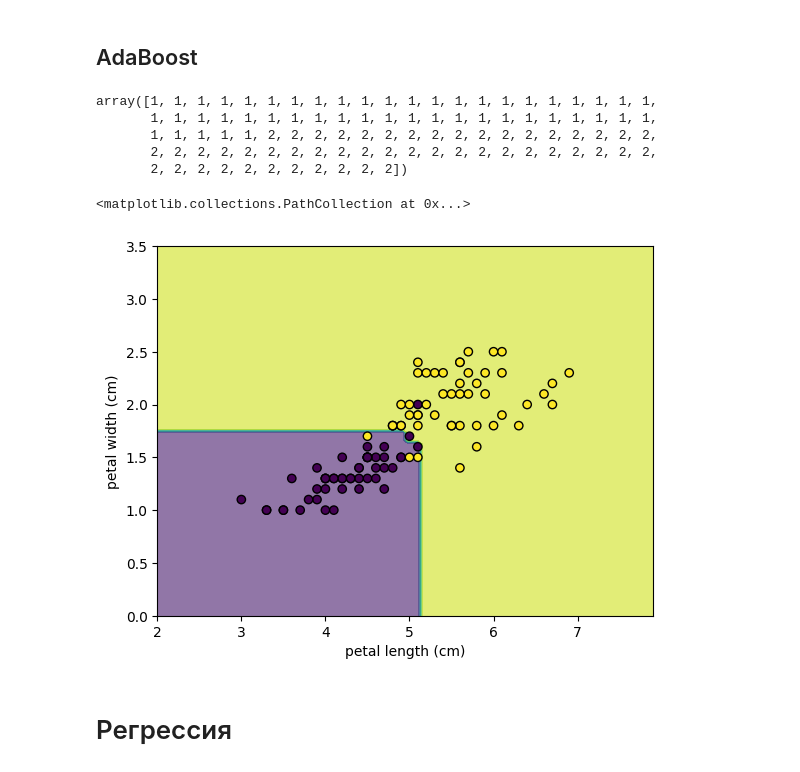
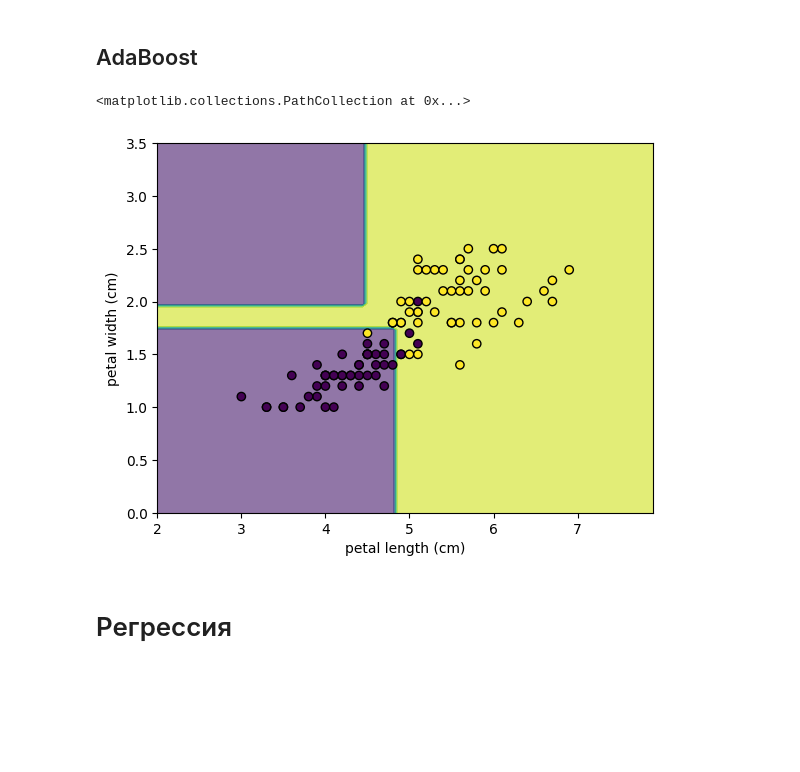
Before and after one commit to alexander-mirea/ML2025, a Jupyter notebook: Практика 6/Практика 6.ipynb, the cells around one changed output. Saved outputs shown, nothing was run; the diff lists cells and outputs as text; code cells hidden in the pictures; blank space fills up the shorter version.

```diff
--- a/Практика 6/Практика 6.ipynb
+++ b/Практика 6/Практика 6.ipynb
@@ -68,43 +68,35 @@ plt.show()
 [figure]
 # %% [markdown]
 ## AdaBoost
-# %%
-y
-# %% [output]
-array([1, 1, 1, 1, 1, 1, 1, 1, 1, 1, 1, 1, 1, 1, 1, 1, 1, 1, 1, 1, 1, 1,
-       1, 1, 1, 1, 1, 1, 1, 1, 1, 1, 1, 1, 1, 1, 1, 1, 1, 1, 1, 1, 1, 1,
-       1, 1, 1, 1, 1, 2, 2, 2, 2, 2, 2, 2, 2, 2, 2, 2, 2, 2, 2, 2, 2, 2,
-       2, 2, 2, 2, 2, 2, 2, 2, 2, 2, 2, 2, 2, 2, 2, 2, 2, 2, 2, 2, 2, 2,
-       2, 2, 2, 2, 2, 2, 2, 2, 2, 2, 2])
 # %%
 from sklearn.ensemble import AdaBoostClassifier
 from sklearn.tree import DecisionTreeClassifier, DecisionTreeRegressor
 from sklearn.inspection import DecisionBoundaryDisplay
 #позволяет визуализировать границы принятия решений обученной модели с указанной цветовой картой
 
 X = iris.data[51:, 2:4]
 y = iris.target[51:]
 y[59] = 1
 
-stump = DecisionTreeClassifier(max_depth=2)
+stump = DecisionTreeClassifier(max_depth=1)
 ada = AdaBoostClassifier(estimator=stump, n_estimators=5, random_state=42).fit(X, y)
 
 fig, ax = plt.subplots()
 disp = DecisionBoundaryDisplay.from_estimator(
     ada,
     X,
     response_method="predict",
     alpha=0.6,
     ax=ax,
     xlabel=iris.feature_names[2],
     ylabel=iris.feature_names[3],
     cmap='viridis'
 )
 
 disp.ax_.scatter(X[:,0:1], X[:,1:2], c=y, edgecolor="black")
 # %% [output]
 <matplotlib.collections.PathCollection at 0x...>
-[figure, old version]
+[figure, new version]
 # %% [markdown]
 # Регрессия
 # %%
```
Also changed, not shown: parts of 15 cells of this notebook.
